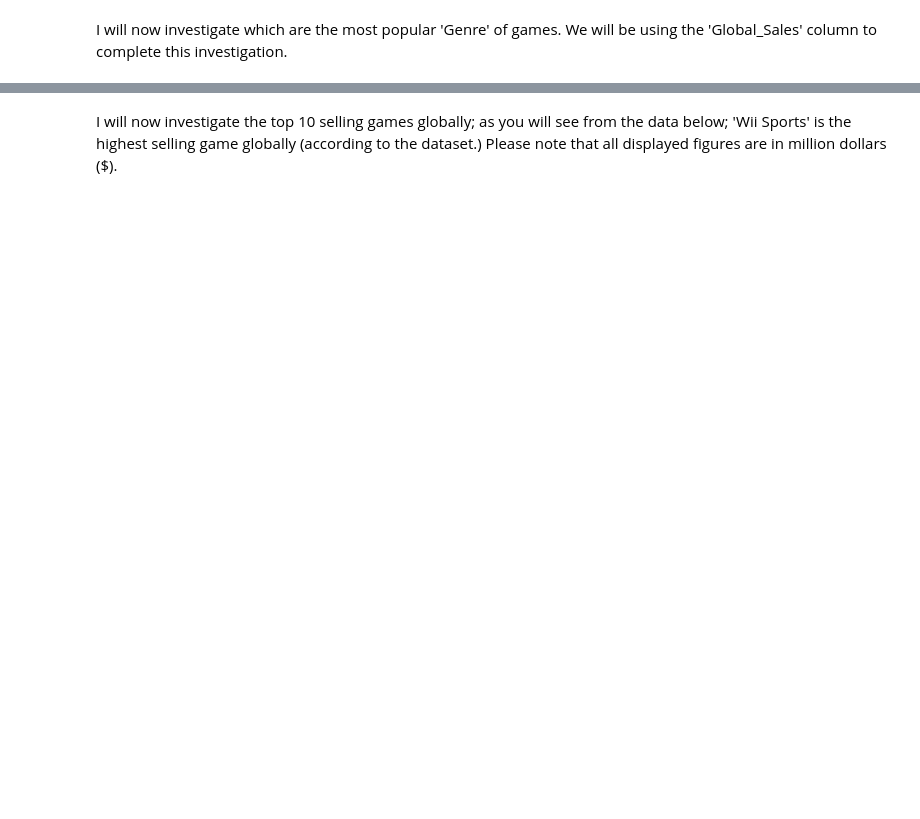
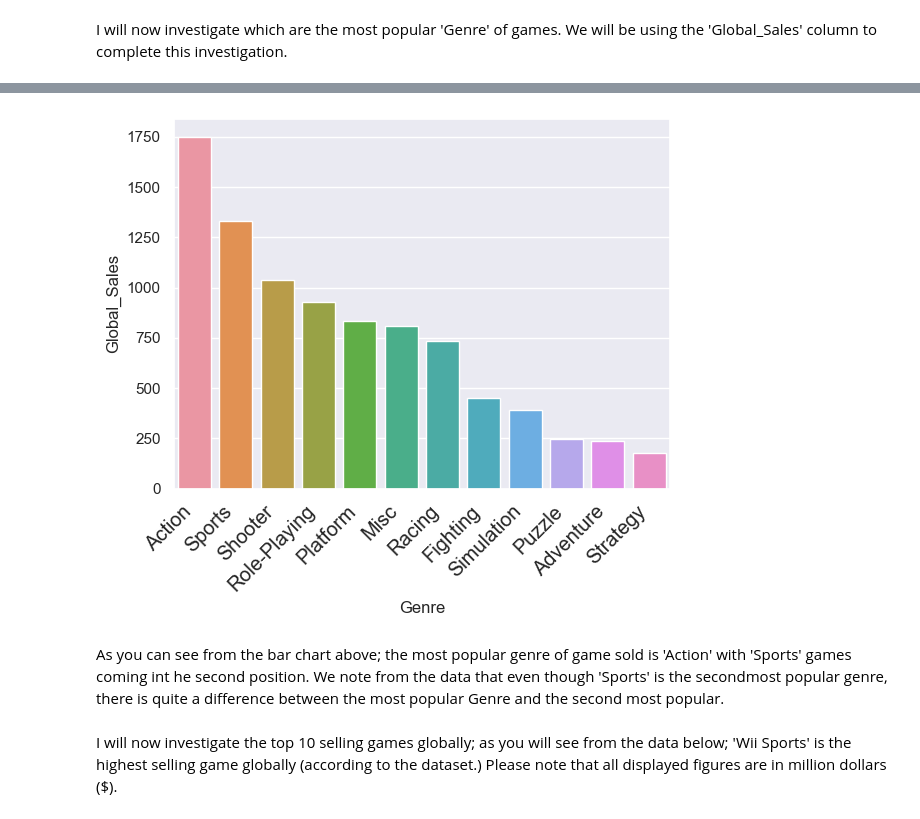
Before and after one commit to SeanE15/Programming-for-Data-Analysis, a Jupyter notebook: Assignment 1/PfDA Project 1.ipynb, the cells around one changed output, grey strips where cells are left out. Cells and saved outputs as stored; diff of their text form; code cells hidden in the pictures; blank space fills up the shorter version.

```diff
--- a/Assignment 1/PfDA Project 1.ipynb
+++ b/Assignment 1/PfDA Project 1.ipynb
@@ -122,4 +184,17 @@ genre
 # %%
-sns.barplot(data=games, x="Genre", y="Global_Sales")
-sns.set(font_scale=8)
+# I will now plot the above dataframe on a barplot for easier comparison.
+sns.barplot(data=genre, x="Genre", y="Global_Sales")
+sns.set(font_scale=1)
+# Corrected font size + added rotation of labels to ensure no overlap.
+plt.xticks(
+    rotation=45,
+    horizontalalignment='right',
+    fontweight='light',
+    fontsize='large'
+)
+plt.show()
+# %% [output]
+[figure, added]
+# %% [markdown]
+As you can see from the bar chart above; the most popular genre of game sold is 'Action' with 'Sports' games coming int he second position. We note from the data that even though 'Sports' is the secondmost popular genre, there is quite a difference between the most popular Genre and the second most popular.
 # %%
```
Also changed, not shown: parts of 20 cells of this notebook, 1 other file.
